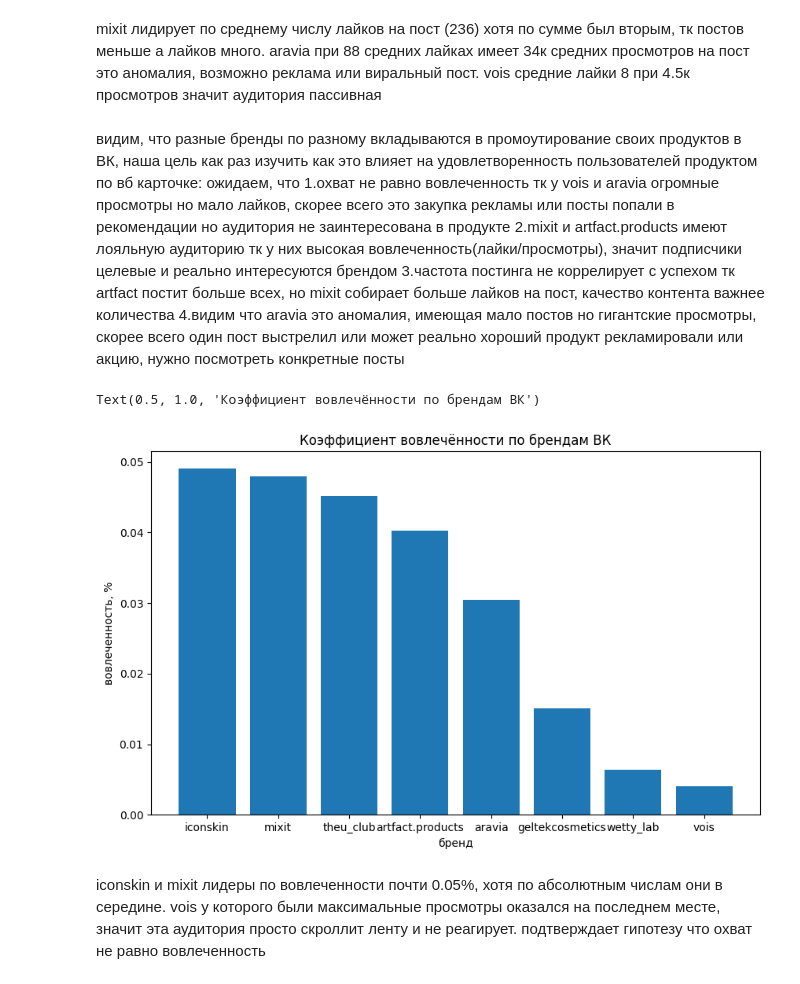
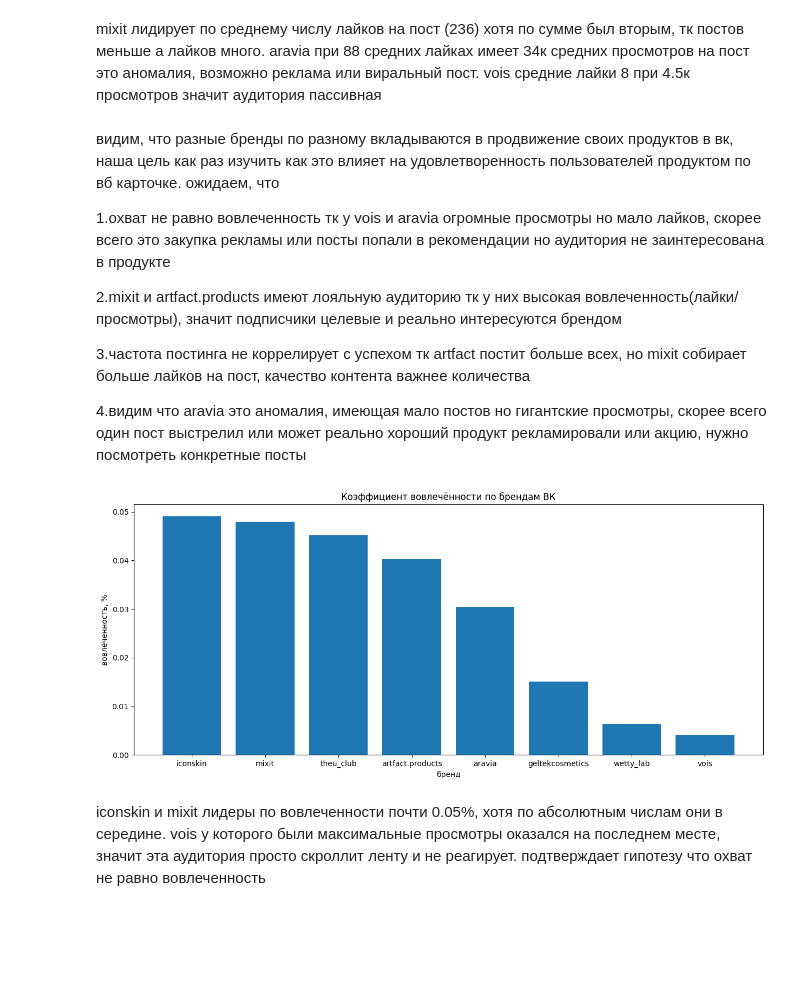
Before and after one commit to tenderwrath/groupproject_2, a Jupyter notebook: vk_eda/Extraction.ipynb, the cells around one changed output. Drawn from its saved outputs; the diff is of its cells as text; code cells hidden in the pictures; blank space fills up the shorter version.

```diff
--- a/vk_eda/Extraction.ipynb
+++ b/vk_eda/Extraction.ipynb
@@ -651,23 +559,28 @@ brand_stats
 # %% [markdown]
 mixit лидирует по среднему числу лайков на пост (236) хотя по сумме был вторым, тк постов меньше а лайков много. aravia при 88 средних лайках имеет 34к средних просмотров на пост это аномалия, возможно реклама или виральный пост. vois средние лайки 8 при 4.5к просмотров значит аудитория пассивная
 # %% [markdown]
-видим, что разные бренды по разному вкладываются в промоутирование своих продуктов в ВК, наша цель как раз изучить как это влияет на удовлетворенность пользователей продуктом по вб карточке: ожидаем, что
+видим, что разные бренды по разному вкладываются в продвижение своих продуктов в вк, наша цель как раз изучить как это влияет на удовлетворенность пользователей продуктом по вб карточке. ожидаем, что
+
 1.охват не равно вовлеченность тк у vois и aravia огромные просмотры но мало лайков, скорее всего это закупка рекламы или посты попали в рекомендации но аудитория не заинтересована в продукте
+
 2.mixit и artfact.products имеют лояльную аудиторию тк у них высокая вовлеченность(лайки/просмотры), значит подписчики целевые и реально интересуются брендом
+
 3.частота постинга не коррелирует с успехом тк artfact постит больше всех, но mixit собирает больше лайков на пост, качество контента важнее количества
+
 4.видим что aravia это аномалия, имеющая мало постов но гигантские просмотры, скорее всего один пост выстрелил или может реально хороший продукт рекламировали или акцию, нужно посмотреть конкретные посты
 # %%
 data['engagement'] = data['likes_count'] / data['views_count'].replace(0, np.nan)
-er_by_brand = data.groupby('brand')['engagement'].mean().sort_values(ascending=False)
+er_by_brand = data.groupby('brand')['engagement'].mean().sort_values(ascending=False).reset_index()
 
-figsize(10, 6)
-plt.bar(er_by_brand.index, er_by_brand.values)
+plt.figure(figsize=(15, 6))
+plt.bar(er_by_brand['brand'], er_by_brand['engagement'])
 plt.xlabel('бренд')
 plt.ylabel('вовлеченность, %')
 plt.title('Коэффициент вовлечённости по брендам ВК')
+
+plt.show()
 # %% [output]
-Text(0.5, 1.0, 'Коэффициент вовлечённости по брендам ВК')
-[figure, old version]
+[figure, new version]
 # %% [markdown]
 iconskin и mixit лидеры по вовлеченности почти 0.05%, хотя по абсолютным числам они в середине. vois у которого были максимальные просмотры оказался на последнем месте, значит эта аудитория просто скроллит ленту и не реагирует. подтверждает гипотезу что охват не равно вовлеченность
 # %%
```
Also changed, not shown: parts of 38 cells of this notebook, 1 other file.
